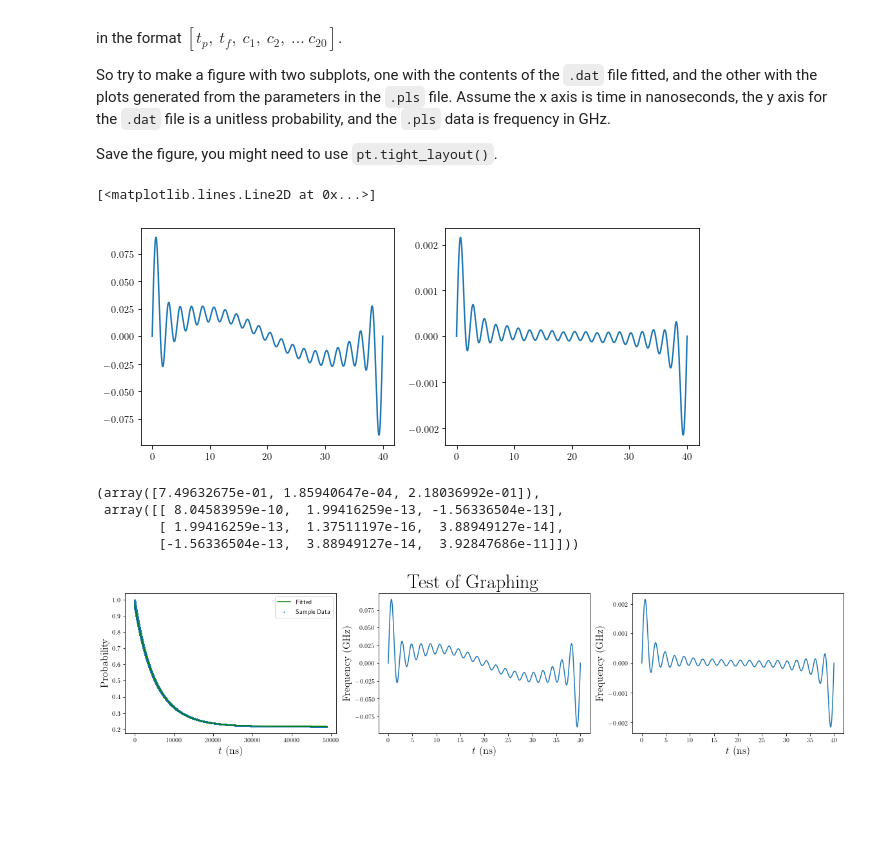
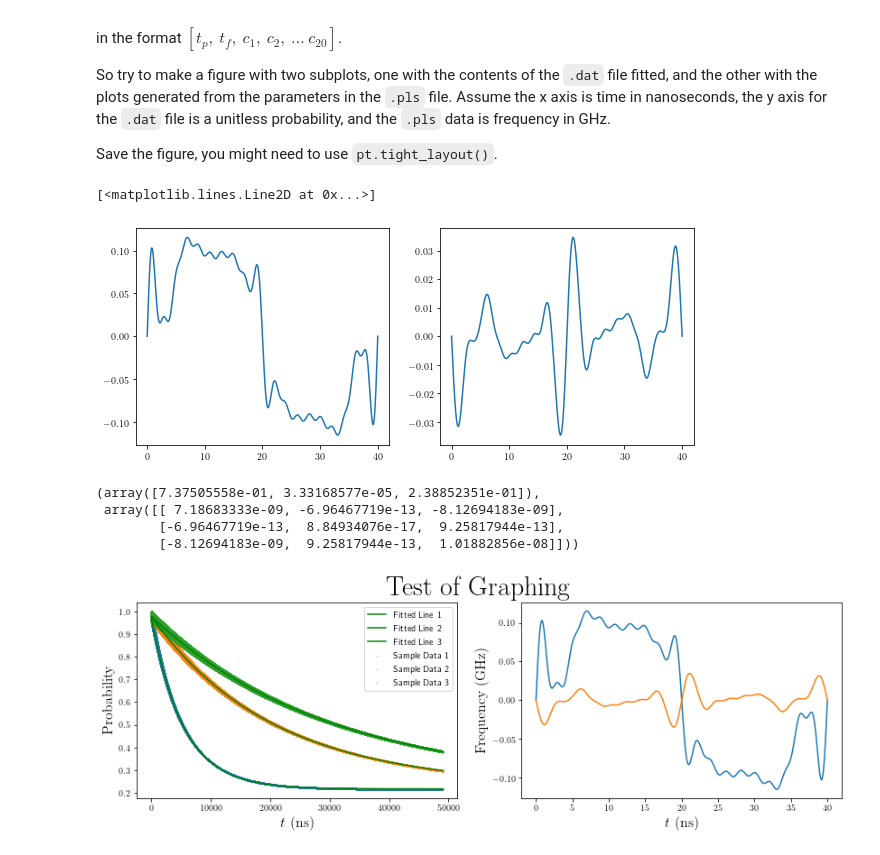
Before and after one commit to varosy/Lectures, a Jupyter notebook: Visualization and Analysis.ipynb, the cells around one changed output. Cells and saved outputs as stored; diff of their text form; code cells hidden in the pictures; blank space fills up the shorter version.

```diff
--- a/Visualization and Analysis.ipynb
+++ b/Visualization and Analysis.ipynb
@@ -256,7 +256,7 @@ So try to make a figure with two subplots, one with the contents of the `.dat` f
 
 Save the figure, you might need to use `pt.tight_layout()`.
 # %%
-sample = np.loadtxt("sample.pls")
+sample = np.loadtxt("sampleNEW.pls")
 # %%
 def frequencyFunction(t, t_p, c):
     n=1
@@ -274,33 +274,41 @@ ax[0].plot(tData, frequencyFunction(tData, sample[0][0], sample[0][2:22]))
 ax[1].plot(tData, frequencyFunction(tData, sample[1][0], sample[1][2:22]))
 # %% [output]
 [<matplotlib.lines.Line2D at 0x...>]
-[figure, old version]
+[figure, new version]
 # %%
 data0 = np.loadtxt("sample1.dat")
 data1 = np.loadtxt("sample2.dat")
 data2 = np.loadtxt("sample3.dat")
 fit0 = sp.curve_fit(sampleFunction, data0[0], data0[1])
-fit0
+fit1 = sp.curve_fit(sampleFunction, data1[0], data1[1])
+fit2 = sp.curve_fit(sampleFunction, data2[0], data2[1])
+fit2
 # %% [output]
-(array([7.49632675e-01, 1.85940647e-04, 2.18036992e-01]),
- array([[ 8.04583959e-10,  1.99416259e-13, -1.56336504e-13],
-        [ 1.99416259e-13,  1.37511197e-16,  3.88949127e-14],
-        [-1.56336504e-13,  3.88949127e-14,  3.92847686e-11]]))
+(array([7.37505558e-01, 3.33168577e-05, 2.38852351e-01]),
+ array([[ 7.18683333e-09, -6.96467719e-13, -8.12694183e-09],
+        [-6.96467719e-13,  8.84934076e-17,  9.25817944e-13],
+        [-8.12694183e-09,  9.25817944e-13,  1.01882856e-08]]))
 # %%
 tData = np.linspace(0,40,1000)
-fig, ax = pt.subplots(1,3,sharex=False,sharey=False,figsize=(20,4))
+fig, ax = pt.subplots(1,2,sharex=False,sharey=False,figsize=(14,4))
 fig.suptitle(r"$\textrm{Test of Graphing}$", fontsize=30)
-ax[0].scatter(data0[0], data0[1], s=1, label=r"Sample Data")
-ax[0].plot(data0[0], sampleFunction(data0[0], fit0[0][0], fit0[0][1], fit0[0][2]), label=r"Fitted", color="g")
+ax[0].scatter(data0[0], data0[1], s=.1, label=r"Sample Data 1")
+ax[0].plot(data0[0], sampleFunction(data0[0], fit0[0][0], fit0[0][1], fit0[0][2]), label=r"Fitted Line 1", color="g")
+
+ax[0].scatter(data1[0], data1[1], s=.1, label=r"Sample Data 2")
+ax[0].plot(data1[0], sampleFunction(data1[0], fit1[0][0], fit1[0][1], fit1[0][2]), label=r"Fitted Line 2", color="g")
+
+ax[0].scatter(data2[0], data2[1], s=.1, label=r"Sample Data 3")
+ax[0].plot(data2[0], sampleFunction(data2[0], fit2[0][0], fit2[0][1], fit2[0][2]), label=r"Fitted  Line 3", color="g")
+
 ax[0].set_xlabel(r"$t\ (\textrm{ns})$", fontsize=16)
 ax[0].set_ylabel(r"$\textrm{Probability}$", fontsize=16)
-ax[0].legend()
+ax[0].legend(loc="upper right")
+
 ax[1].plot(tData, frequencyFunction(tData, sample[0][0], sample[0][2:22]))
+ax[1].plot(tData, frequencyFunction(tData, sample[1][0], sample[1][2:22]))
 ax[1].set_xlabel(r"$t\ (\textrm{ns})$", fontsize=16)
 ax[1].set_ylabel(r"$\textrm{Frequency}\ (\textrm{GHz})$", fontsize=16)
-ax[2].plot(tData, frequencyFunction(tData, sample[1][0], sample[1][2:22]))
-ax[2].set_xlabel(r"$t\ (\textrm{ns})$", fontsize=16)
-ax[2].set_ylabel(r"$\textrm{Frequency}\ (\textrm{GHz})$", fontsize=16)
 pt.savefig("Test_of_Graphing.png", dpi=300)
 # %% [output]
-[figure, old version]
+[figure, new version]
```
Also changed, not shown: parts of 5 cells of this notebook, 1 other file.
